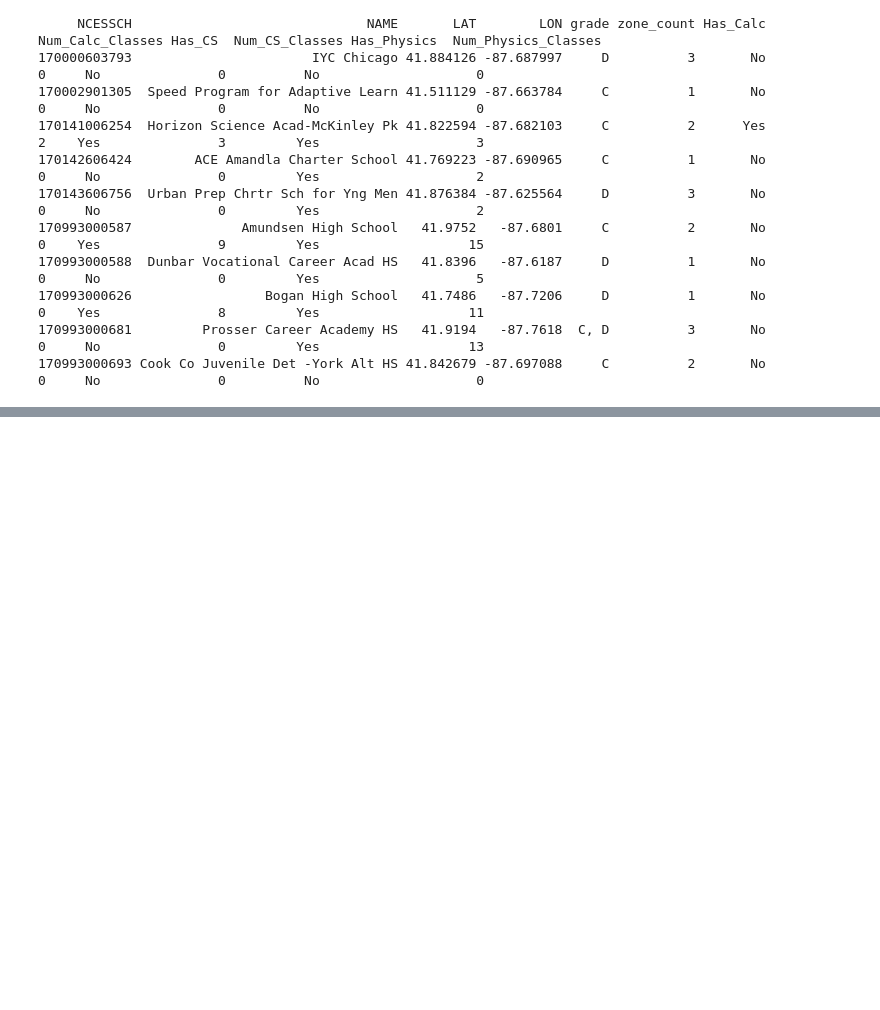
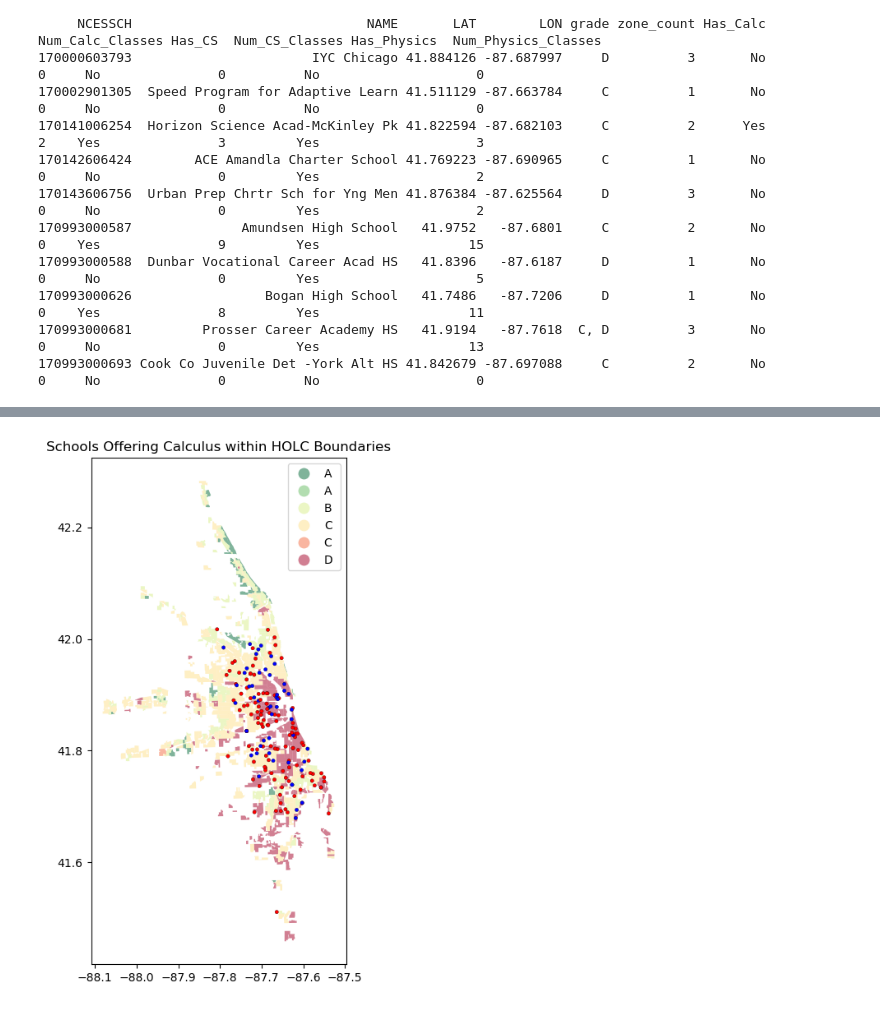
Before and after one commit to llorracc/as.180.369, a Jupyter notebook: contrib/zoemchan/zoemchan-prelim-paper/paper/data/Data.ipynb, the cells around one changed output, grey strips where cells are left out. Saved outputs shown, nothing was run; the diff lists cells and outputs as text; code cells hidden in the pictures; blank space fills up the shorter version.

```diff
--- a/contrib/zoemchan/zoemchan-prelim-paper/paper/data/Data.ipynb
+++ b/contrib/zoemchan/zoemchan-prelim-paper/paper/data/Data.ipynb
@@ -384,0 +439,32 @@ print(combined.head(10).to_string(index=False))
+# %%
+import geopandas as gpd
+import pandas as pd
+from shapely.geometry import Point
+import matplotlib.pyplot as plt
+
+# === 1. Load HOLC boundaries ===
+holc = gpd.read_file("mappinginequality.gpkg")
+holc = holc[holc["city"].str.contains("Chicago", case=False, na=False)].copy()
+holc = holc.to_crs(epsg=4326)  # match lat/lon coordinates
+
+# === 2. Load your school CSV ===
+schools_df = pd.read_csv("Calc_HS_Chicago.csv")
+
+# === 3. Convert school CSV to GeoDataFrame ===
+geometry = [Point(xy) for xy in zip(schools_df["LON"].astype(float), schools_df["LAT"].astype(float))]
+schools = gpd.GeoDataFrame(schools_df, geometry=geometry, crs="EPSG:4326")
+
+# === 4. Plot ===
+fig, ax = plt.subplots(figsize=(10, 8))
+holc.plot(column="grade", cmap="RdYlGn_r", legend=True, alpha=0.5, ax=ax)
+schools.plot(
+    ax=ax,
+    color=schools["Has_Calc"].map({"Yes": "blue", "No": "red"}),
+    markersize=10,
+    edgecolor="black",
+    linewidth=0.2,
+)
+plt.title("Schools Offering Calculus within HOLC Boundaries")
+plt.show()
+# %% [output]
+[figure, added]
```
Also changed, not shown: parts of 3 cells of this notebook, 3 other files.
